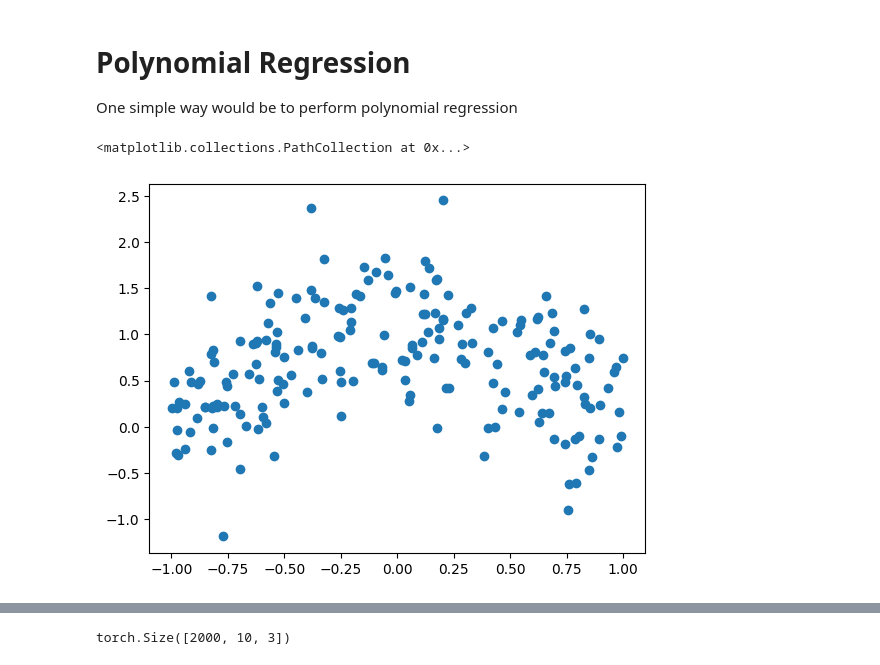
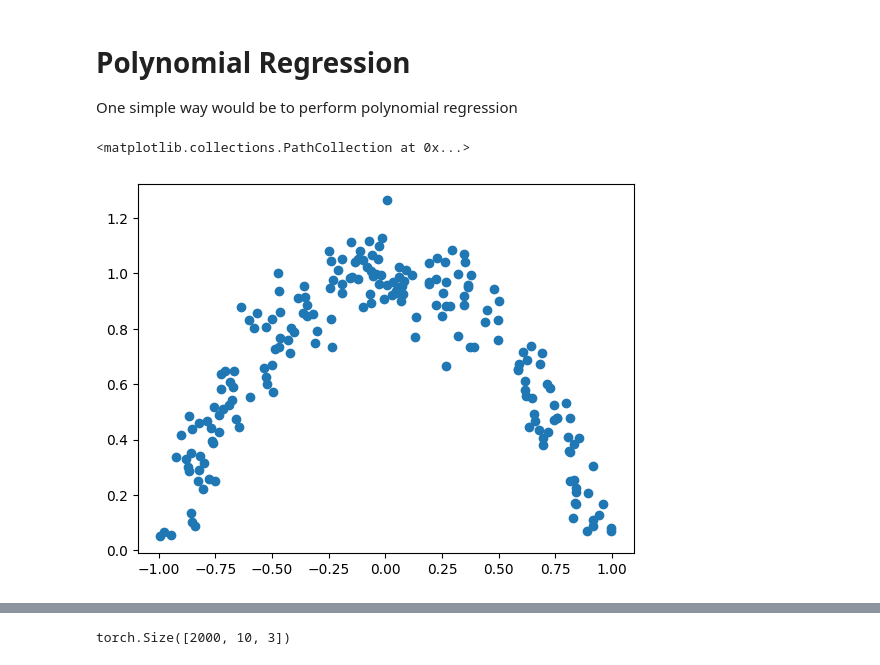
Before and after one commit to n-sehgal/langevin-optimiser, a Jupyter notebook: B-Splines-2.ipynb, the cells around one changed output, grey strips where cells are left out. Drawn from its saved outputs; the diff is of its cells as text; code cells hidden in the pictures.

```diff
--- a/B-Splines-2.ipynb
+++ b/B-Splines-2.ipynb
@@ -24,11 +24,11 @@ One simple way would be to perform polynomial regression
 # %%
 # Generating the data
 x = (np.random.rand(200) - 0.5) * 2
-Y = 1 - x ** 2 + np.random.normal(0, 0.5, size=len(x))
+Y = 1 - x ** 2 + np.random.normal(0, 0.1, size=len(x))
 plt.scatter(x, Y)
 # %% [output]
 <matplotlib.collections.PathCollection at 0x...>
-[figure, old version]
+[figure, new version]
 # %%
 X = torch.ones(len(x), 3, dtype=torch.float64)
 X[:, 1] = torch.tensor(x, dtype=torch.float64)
```
Also changed, not shown: parts of 5 cells of this notebook, 14 other files.
